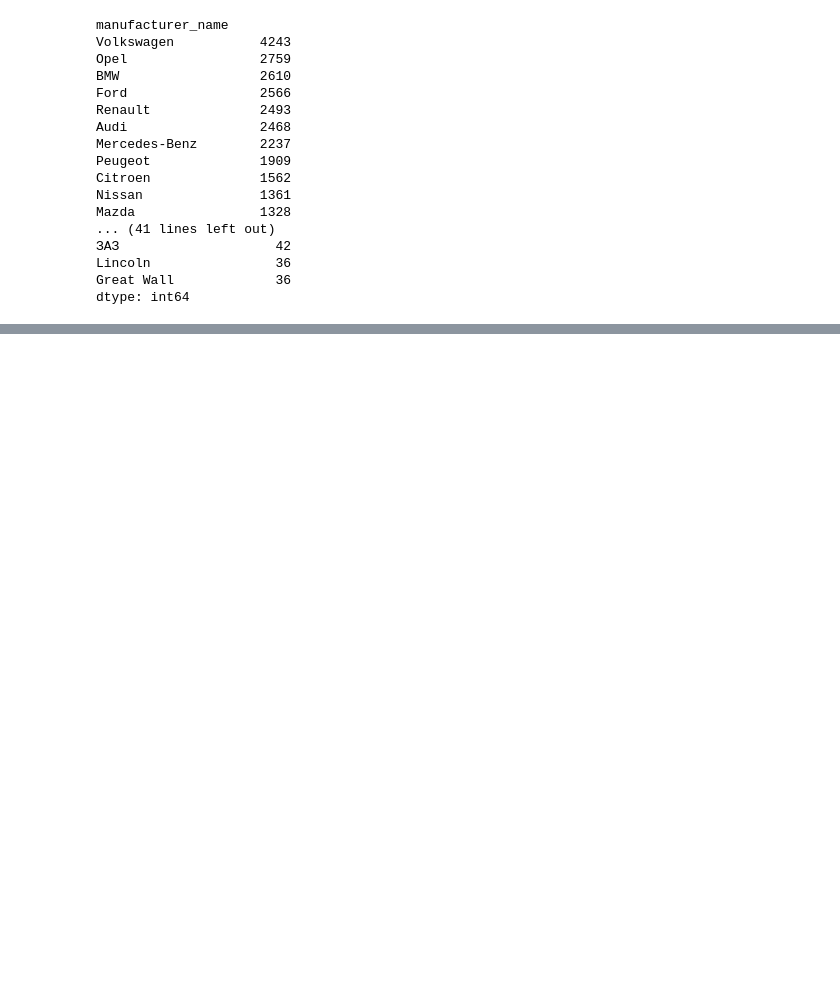
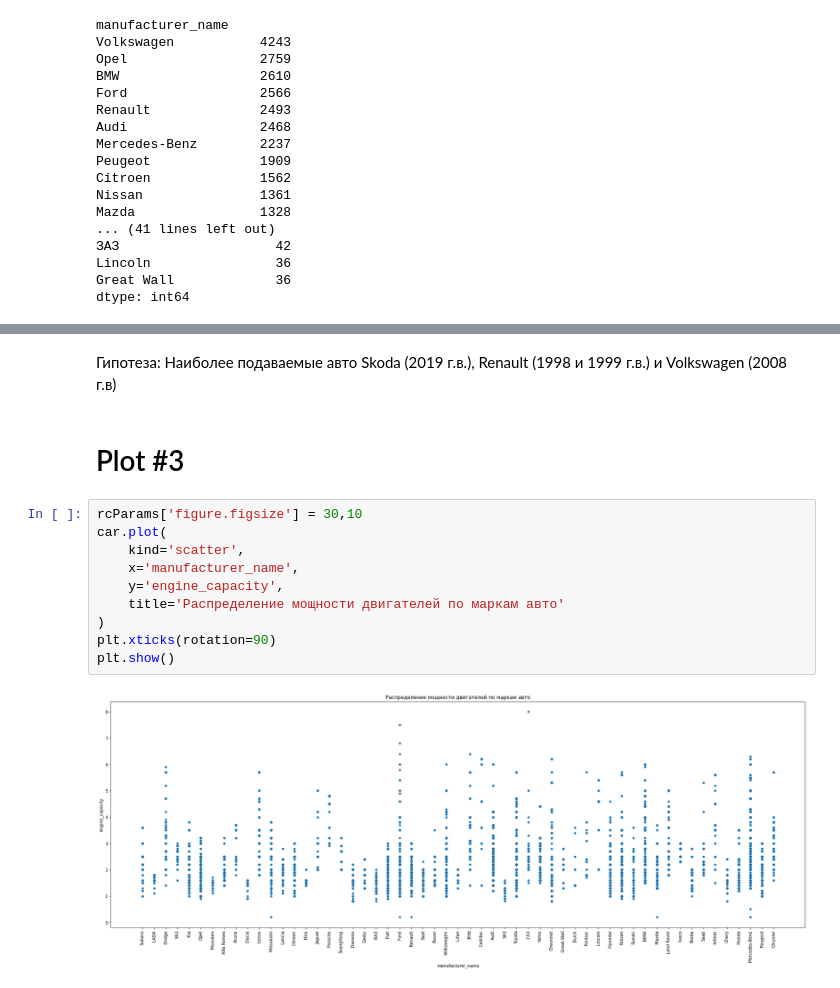
Before and after one commit to ArcherCrayXC30/Netology_Py_HM, a Jupyter notebook: STPY-33/HomeWork1/home_work_2_stpy-33.ipynb, the cells around one changed output, grey strips where cells are left out. Cells and saved outputs as stored; diff of their text form; blank space fills up the shorter version.

```diff
--- a/STPY-33/HomeWork1/home_work_2_stpy-33.ipynb
+++ b/STPY-33/HomeWork1/home_work_2_stpy-33.ipynb
@@ -73,0 +98,16 @@ sea.barplot(x=car['manufacturer_name'].value_counts().index, y=car['manufacturer
+# %% [markdown]
+Гипотеза: Наиболее подаваемые авто Skoda (2019 г.в.), Renault (1998 и 1999 г.в.) и Volkswagen (2008 г.в)
+# %% [markdown]
+# Plot #3
+# %%
+rcParams['figure.figsize'] = 30,10
+car.plot(
+    kind='scatter',
+    x='manufacturer_name',
+    y='engine_capacity',
+    title='Распределение мощности двигателей по маркам авто'
+)
+plt.xticks(rotation=90)
+plt.show()
+# %% [output]
+[figure, added]
```
Also changed, not shown: parts of 12 cells of this notebook.
